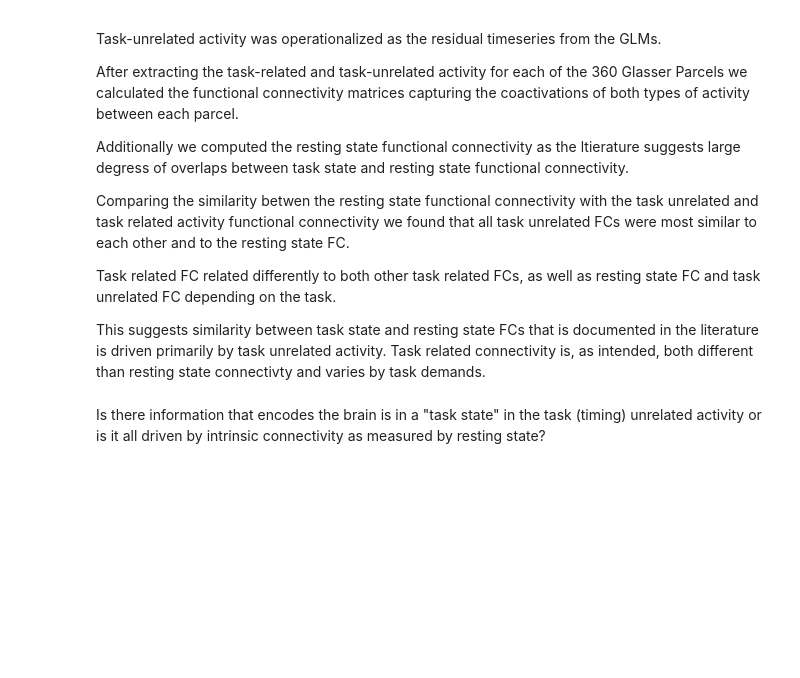
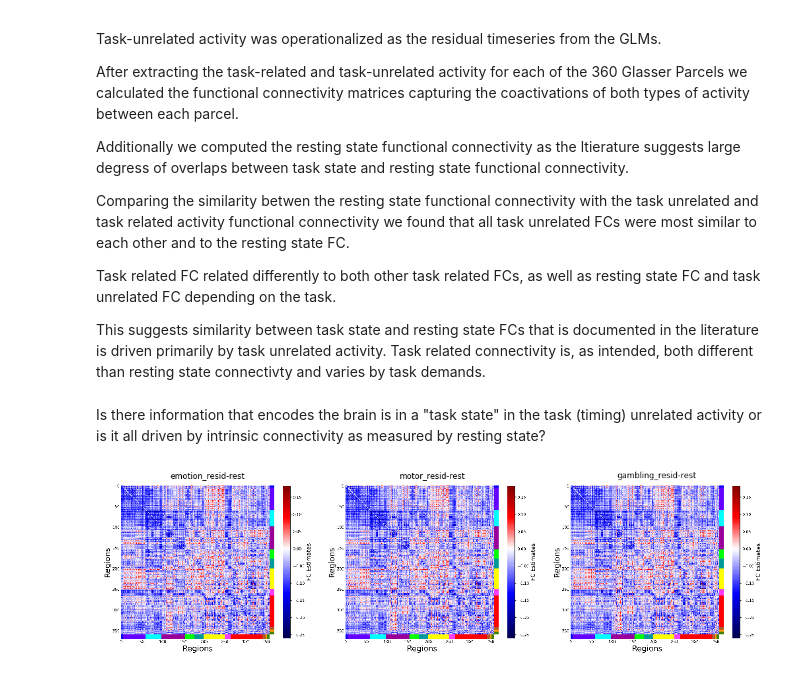
Before and after one commit to zenkavi/neuromatch_project, a Jupyter notebook: notebooks/NMA_project_results.ipynb, the cells around one changed output. Cells and saved outputs as stored; diff of their text form; code cells hidden in the pictures; blank space fills up the shorter version.

```diff
--- a/notebooks/NMA_project_results.ipynb
+++ b/notebooks/NMA_project_results.ipynb
@@ -66,3 +66,23 @@ Task related FC related differently to both other task related FCs, as well as r
 This suggests similarity between task state and resting state FCs that is documented in the literature is driven primarily by task unrelated activity. Task related connectivity is, as intended, both different than resting state connectivty and varies by task demands.
 # %% [markdown]
 Is there information that encodes the brain is in a "task state" in the task (timing) unrelated activity or is it all driven by intrinsic connectivity as measured by resting state?
+# %%
+plt.rcParams["figure.figsize"][0] = 18
+plt.rcParams["figure.figsize"][1] = 5
+
+fig, ax = plt.subplots(1, 3)
+ax = ax.flatten()
+
+task_names = ['emotion_resid-rest', 'motor_resid-rest', 'gambling_resid-rest']
+
+for a, task_name in zip(ax, task_names):
+    tmp = mpimg.imread(os.path.join(fig_dir, '%s_fc.png'%(task_name)))
+    a.set_title(task_name)
+    a.axis('off')
+    a.imshow(tmp)
+
+plt.subplots_adjust(wspace=.05, hspace=.1)
+
+plt.savefig(os.path.join(fig_dir, "resid-rest.png"), dpi = 250, bbox_inches='tight')
+# %% [output]
+[figure, added]
```
Also changed, not shown: parts of 1 cell of this notebook, 8 other files.
